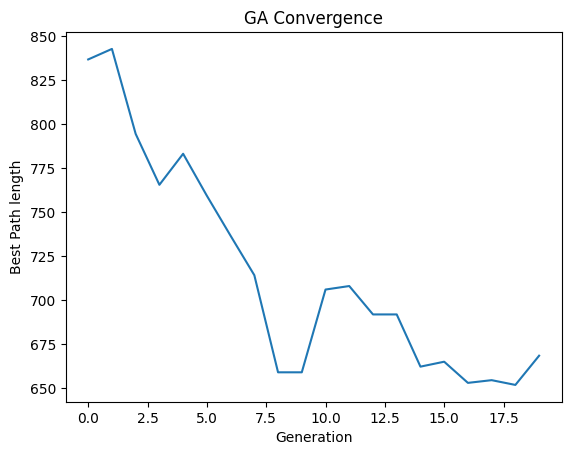
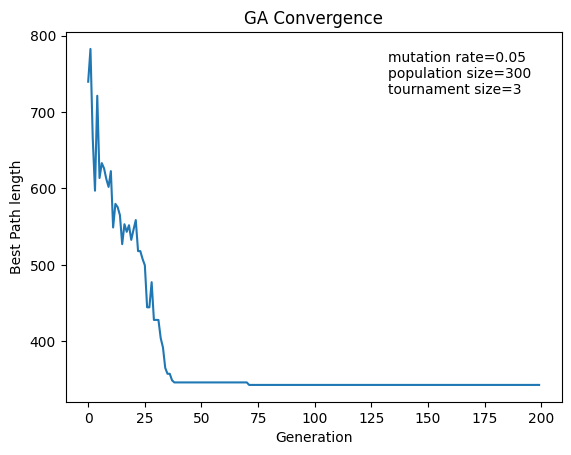
The change to this notebook cell's code, shown as a diff; its figure went from the first image to the second:
--- before
+++ after
@@ -1,3 +1,3 @@
-path_len = [1/fitness_of(c) for c in results]
+path_len = [1/fitness_of(c,dist_matrix) for c in results]
 
 plt.plot(path_len)
@@ -5,3 +5,11 @@
 plt.ylabel("Best Path length")
 plt.title("GA Convergence")
+
+plt.text(
+    0.65, 0.95,
+    f"mutation rate={MUT_RATE}\npopulation size={POP_SIZE}\ntournament size={K}",
+    transform=plt.gca().transAxes,
+    verticalalignment='top'
+)
+
 plt.show()

Commit: Use variables for parameters to show on plot